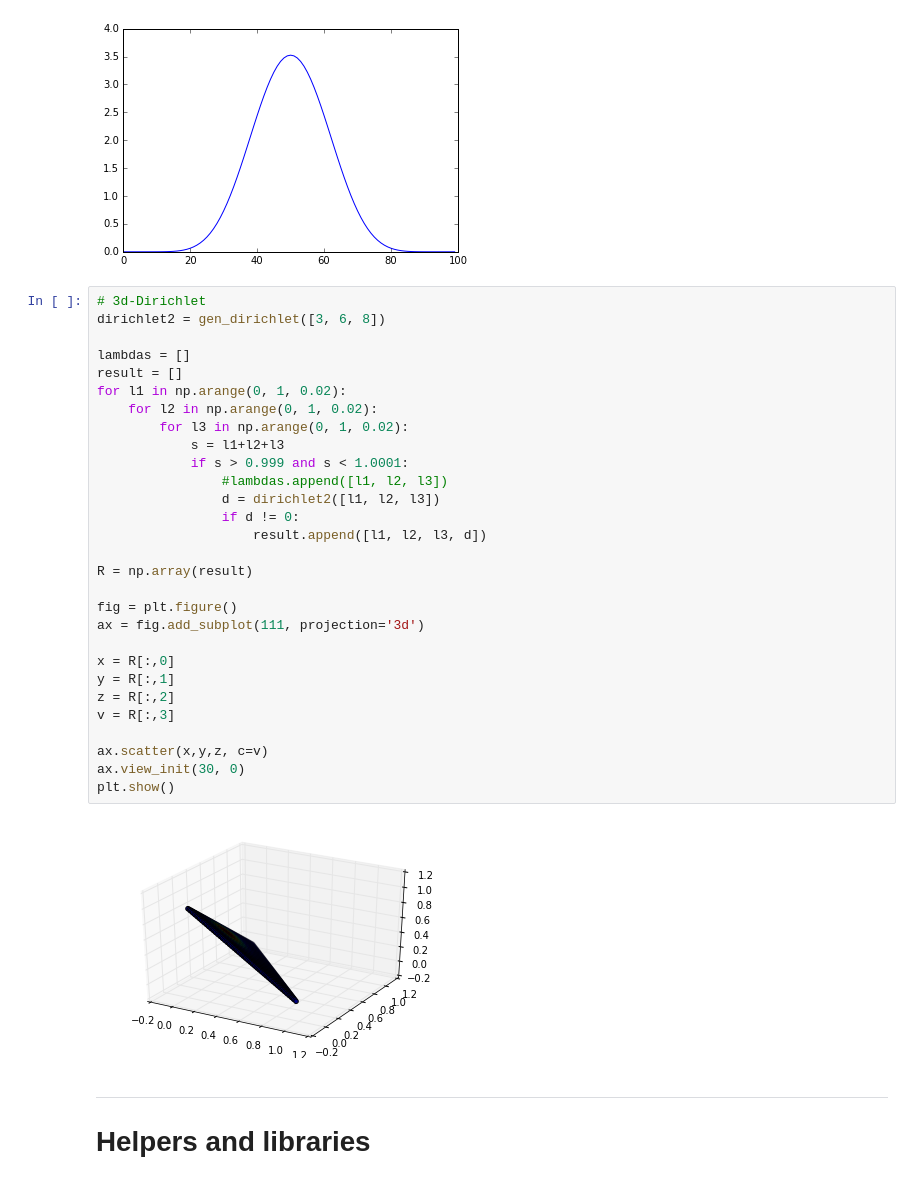
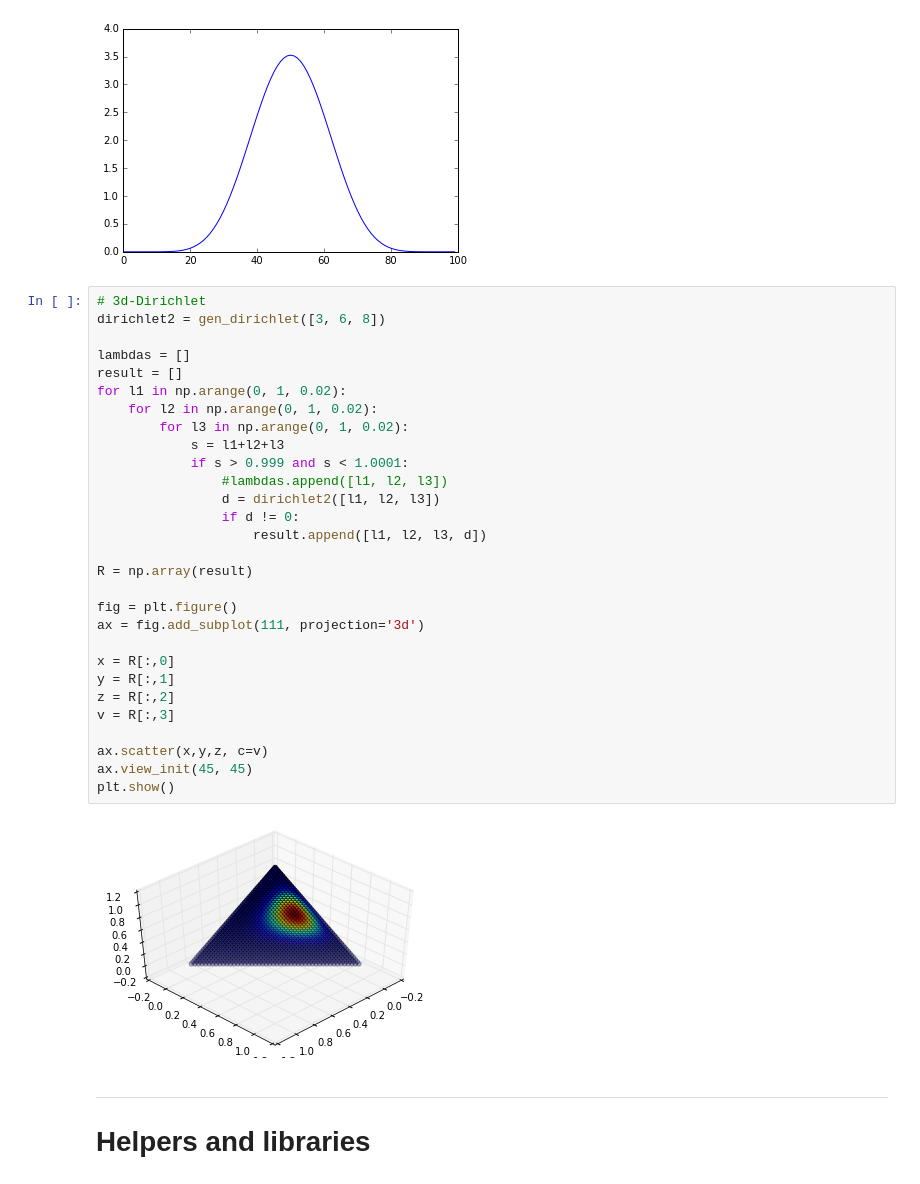
Before and after one commit to justayak/playground, a Jupyter notebook: computer_vision/probability.ipynb, the cells around one changed output. Cells and saved outputs as stored; diff of their text form.

```diff
--- a/computer_vision/probability.ipynb
+++ b/computer_vision/probability.ipynb
@@ -186,34 +186,34 @@ plt.show()
 # %%
 # 3d-Dirichlet
 dirichlet2 = gen_dirichlet([3, 6, 8])
 
 lambdas = []
 result = []
 for l1 in np.arange(0, 1, 0.02):
     for l2 in np.arange(0, 1, 0.02):
         for l3 in np.arange(0, 1, 0.02):
             s = l1+l2+l3
             if s > 0.999 and s < 1.0001:
                 #lambdas.append([l1, l2, l3])
                 d = dirichlet2([l1, l2, l3])
                 if d != 0:
                     result.append([l1, l2, l3, d])
 
 R = np.array(result)
 
 fig = plt.figure()
 ax = fig.add_subplot(111, projection='3d')
 
 x = R[:,0]
 y = R[:,1]
 z = R[:,2]
 v = R[:,3]
 
 ax.scatter(x,y,z, c=v)
-ax.view_init(30, 0)
+ax.view_init(45, 45)
 plt.show()
 # %% [output]
-[figure, old version]
+[figure, new version]
 # %% [markdown]
 ---
 # Helpers and libraries
```
